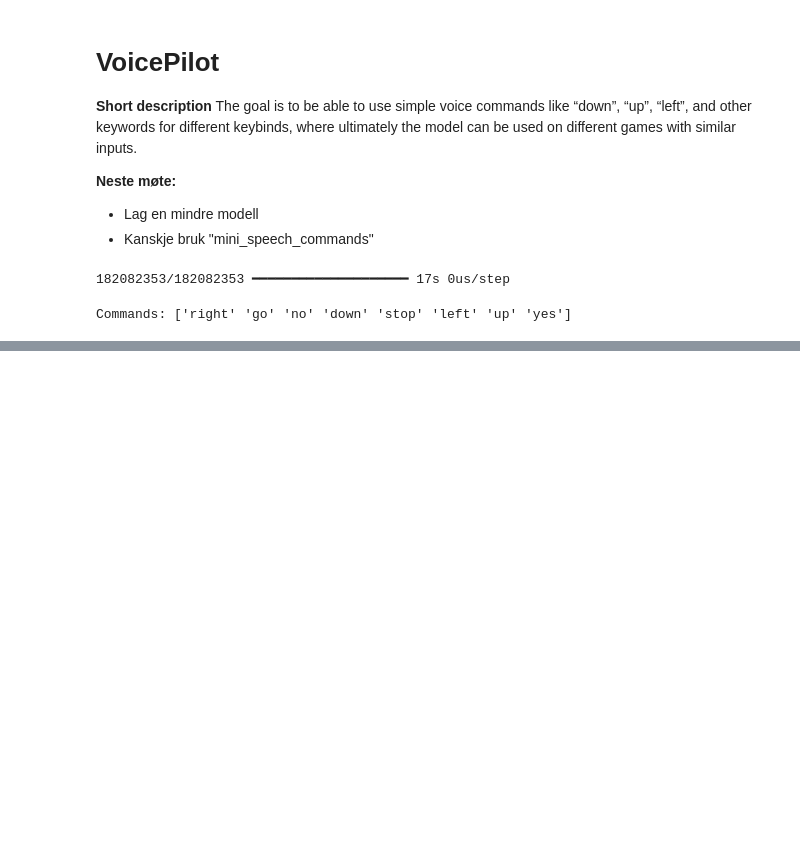
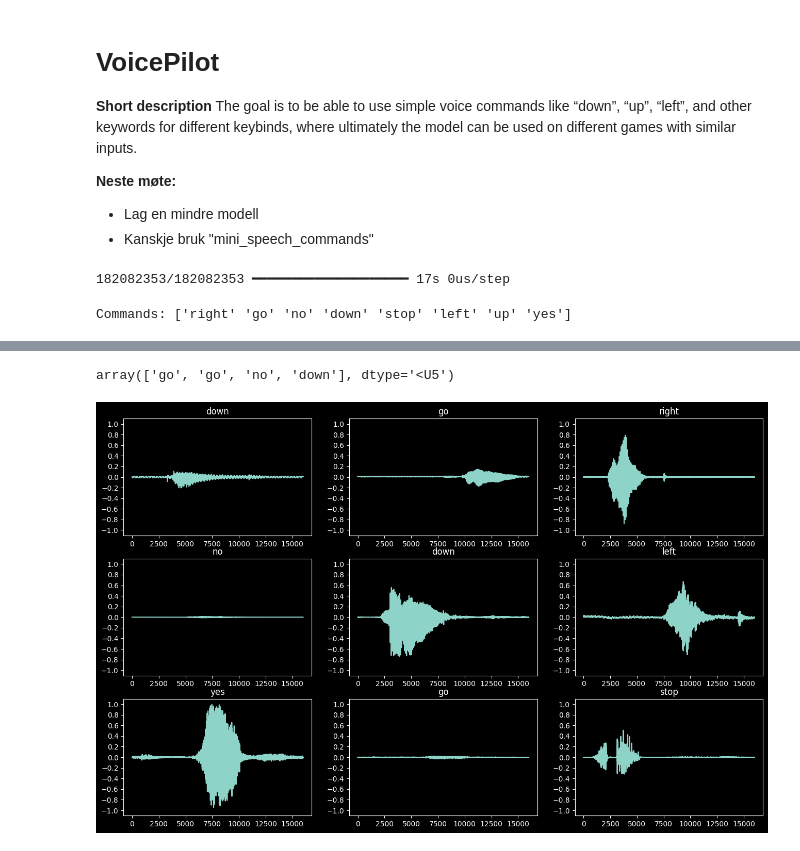
Before and after one commit to magnusgronas/prosjekt_dat255, a Jupyter notebook: model/model.ipynb, the cells around one changed output, grey strips where cells are left out. Saved outputs shown, nothing was run; the diff lists cells and outputs as text; code cells hidden in the pictures; blank space fills up the shorter version.

```diff
--- a/model/model.ipynb
+++ b/model/model.ipynb
@@ -36,3 +36,15 @@ commands = commands[(commands != 'README.md') & (commands != '.DS_Store')]
 print('Commands:', commands)
 # %% [output]
 Commands: ['right' 'go' 'no' 'down' 'stop' 'left' 'up' 'yes']
+# %%
+train_ds, val_ds = tf.keras.utils.audio_dataset_from_directory(
+    directory=data_dir,
+    batch_size=64,
+    validation_split=0.2,
+    seed=0,
+    output_sequence_length=16000,
+    subset='both')
+
+label_names = np.array(train_ds.class_names)
+print()
+print("label names:", label_names)
@@ -38,0 +53,7 @@ Commands: ['right' 'go' 'no' 'down' 'stop' 'left' 'up' 'yes']
+# %%
+def squeeze(audio, labels):
+    audio = tf.squeeze(audio, axis=-1)
+    return audio, labels
+
+train_ds = train_ds.map(squeeze, tf.data.AUTOTUNE)
+val_ds = val_ds.map(squeeze, tf.data.AUTOTUNE)
@@ -38,0 +65,4 @@ Commands: ['right' 'go' 'no' 'down' 'stop' 'left' 'up' 'yes']
+# %%
+for example_audio, example_labels in train_ds.take(1):
+    print(example_audio.shape)
+    print(example_labels.shape)
@@ -38,0 +71,18 @@ Commands: ['right' 'go' 'no' 'down' 'stop' 'left' 'up' 'yes']
+# %%
+label_names[[1,1,3,0]]
+# %% [output]
+array(['go', 'go', 'no', 'down'], dtype='<U5')
+# %%
+plt.figure(figsize=(16, 10))
+rows = 3
+cols = 3
+n = rows * cols
+for i in range(n):
+    plt.subplot(rows, cols, i+1)
+    audio_signal = example_audio[i]
+    plt.plot(audio_signal)
+    plt.title(label_names[example_labels[i]])
+    plt.yticks(np.arange(-1.2, 1.2, 0.2))
+    plt.ylim([-1.1, 1.1])
+# %% [output]
+[figure, added]
```
Also changed, not shown: parts of 3 cells of this notebook.
